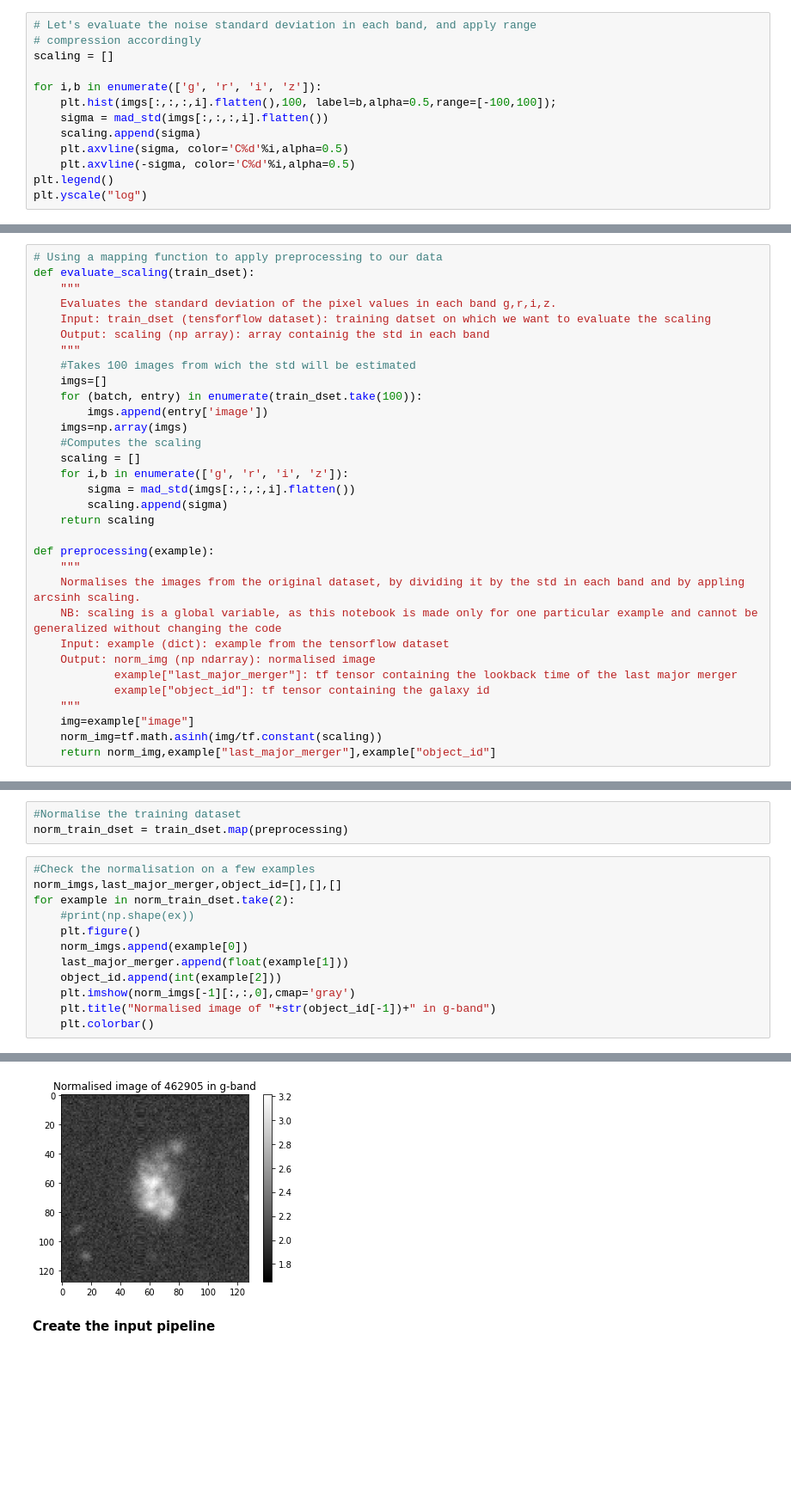
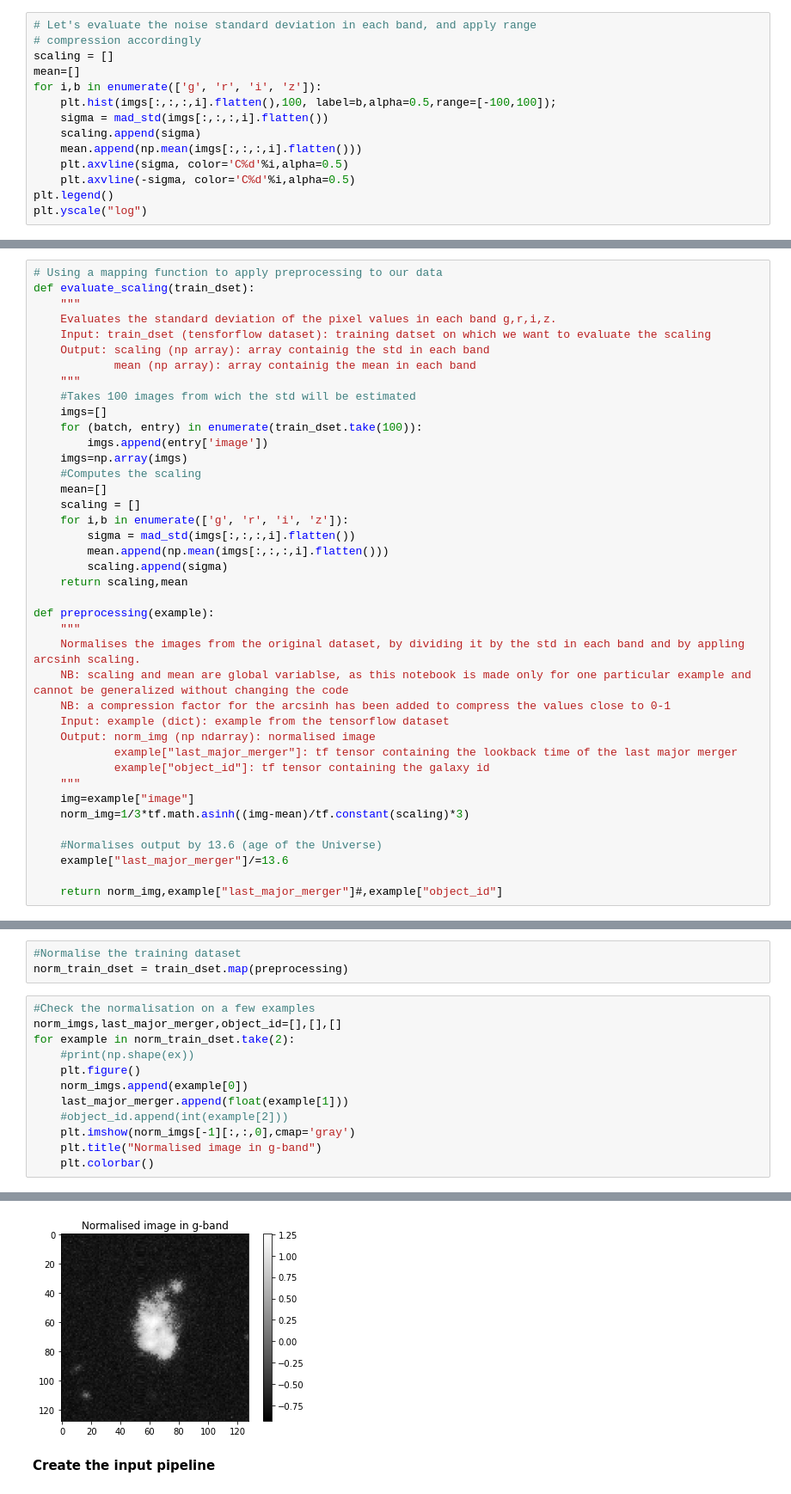
Before and after one commit to EiffL/sfh-inference-hackathon, a Jupyter notebook: notebooks/load_tng100_image_dataset.ipynb, the cells around one changed output, grey strips where cells are left out. Shown at 86% size. Cells and saved outputs as stored; diff of their text form; blank space fills up the shorter version.

Commit message:
Modify notebooks to preprocess and train a first CNN

```diff
--- a/notebooks/load_tng100_image_dataset.ipynb
+++ b/notebooks/load_tng100_image_dataset.ipynb
@@ -77,11 +76,12 @@ Text(0.5, 1.0, 'Histogram of the pixel values in the first 300 images')
 # Let's evaluate the noise standard deviation in each band, and apply range
 # compression accordingly
 scaling = []
-
+mean=[]
 for i,b in enumerate(['g', 'r', 'i', 'z']):
     plt.hist(imgs[:,:,:,i].flatten(),100, label=b,alpha=0.5,range=[-100,100]);
     sigma = mad_std(imgs[:,:,:,i].flatten())
     scaling.append(sigma)
+    mean.append(np.mean(imgs[:,:,:,i].flatten()))
     plt.axvline(sigma, color='C%d'%i,alpha=0.5)
     plt.axvline(-sigma, color='C%d'%i,alpha=0.5)
 plt.legend()
@@ -117,6 +110,7 @@ def evaluate_scaling(train_dset):
     Evaluates the standard deviation of the pixel values in each band g,r,i,z.
     Input: train_dset (tensforflow dataset): training datset on which we want to evaluate the scaling
     Output: scaling (np array): array containig the std in each band
+            mean (np array): array containig the mean in each band
     """
     #Takes 100 images from wich the std will be estimated
     imgs=[]
@@ -124,22 +118,29 @@ def evaluate_scaling(train_dset):
         imgs.append(entry['image'])
     imgs=np.array(imgs)
     #Computes the scaling
+    mean=[]
     scaling = []
     for i,b in enumerate(['g', 'r', 'i', 'z']):
         sigma = mad_std(imgs[:,:,:,i].flatten())
+        mean.append(np.mean(imgs[:,:,:,i].flatten()))
         scaling.append(sigma)
-    return scaling
+    return scaling,mean
 
 def preprocessing(example):
     """
     Normalises the images from the original dataset, by dividing it by the std in each band and by appling arcsinh scaling.
-    NB: scaling is a global variable, as this notebook is made only for one particular example and cannot be generalized without changing the code
+    NB: scaling and mean are global variablse, as this notebook is made only for one particular example and cannot be generalized without changing the code
+    NB: a compression factor for the arcsinh has been added to compress the values close to 0-1
     Input: example (dict): example from the tensorflow dataset
     Output: norm_img (np ndarray): normalised image
             example["last_major_merger"]: tf tensor containing the lookback time of the last major merger
             example["object_id"]: tf tensor containing the galaxy id
     """
     img=example["image"]
-    norm_img=tf.math.asinh(img/tf.constant(scaling))
-    return norm_img,example["last_major_merger"],example["object_id"]
+    norm_img=1/3*tf.math.asinh((img-mean)/tf.constant(scaling)*3)
+
+    #Normalises output by 13.6 (age of the Universe)
+    example["last_major_merger"]/=13.6
+
+    return norm_img,example["last_major_merger"]#,example["object_id"]
 # %%
@@ -158,8 +160,8 @@ for example in norm_train_dset.take(2):
     plt.figure()
     norm_imgs.append(example[0])
     last_major_merger.append(float(example[1]))
-    object_id.append(int(example[2]))
+    #object_id.append(int(example[2]))
     plt.imshow(norm_imgs[-1][:,:,0],cmap='gray')
-    plt.title("Normalised image of "+str(object_id[-1])+" in g-band")
+    plt.title("Normalised image in g-band")
     plt.colorbar()
 # %% [output]
@@ -167,4 +169,4 @@ for example in norm_train_dset.take(2):
-[figure, old version]
+[figure, new version]
 # %% [markdown]
 **Create the input pipeline**
 # %%
```
Also changed, not shown: parts of 29 cells of this notebook, 1 other file.
